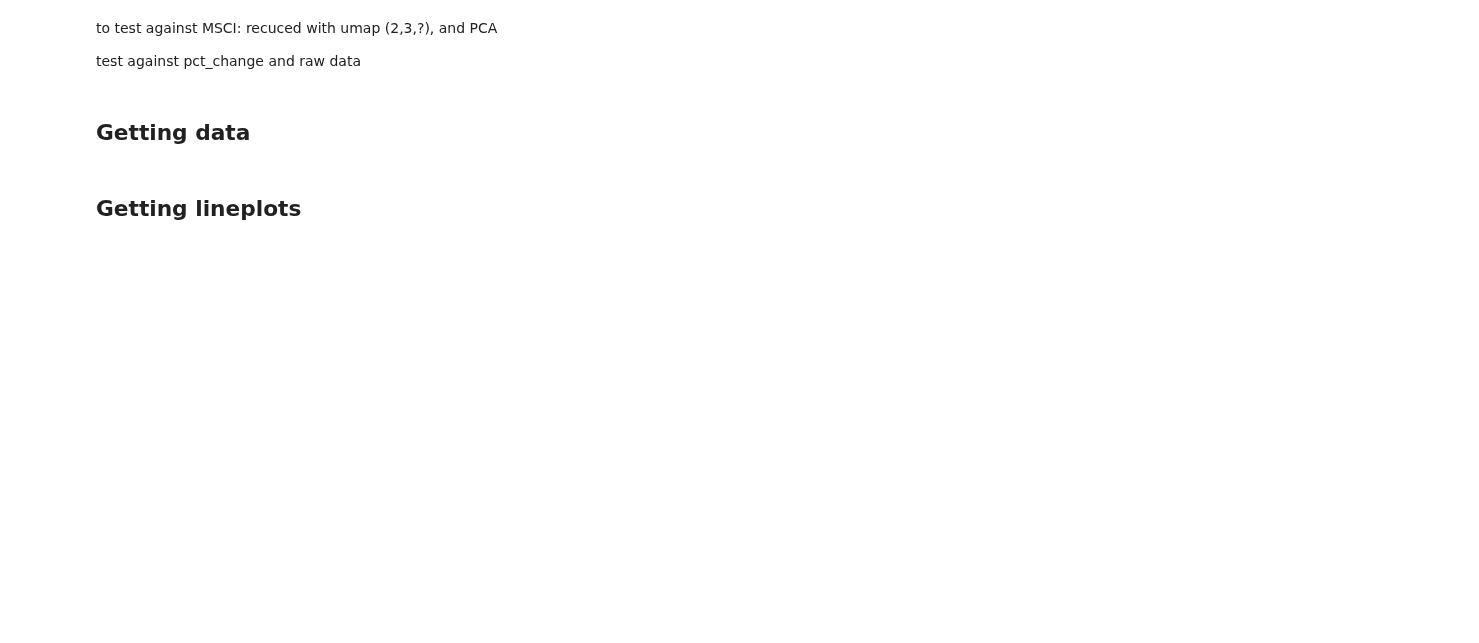
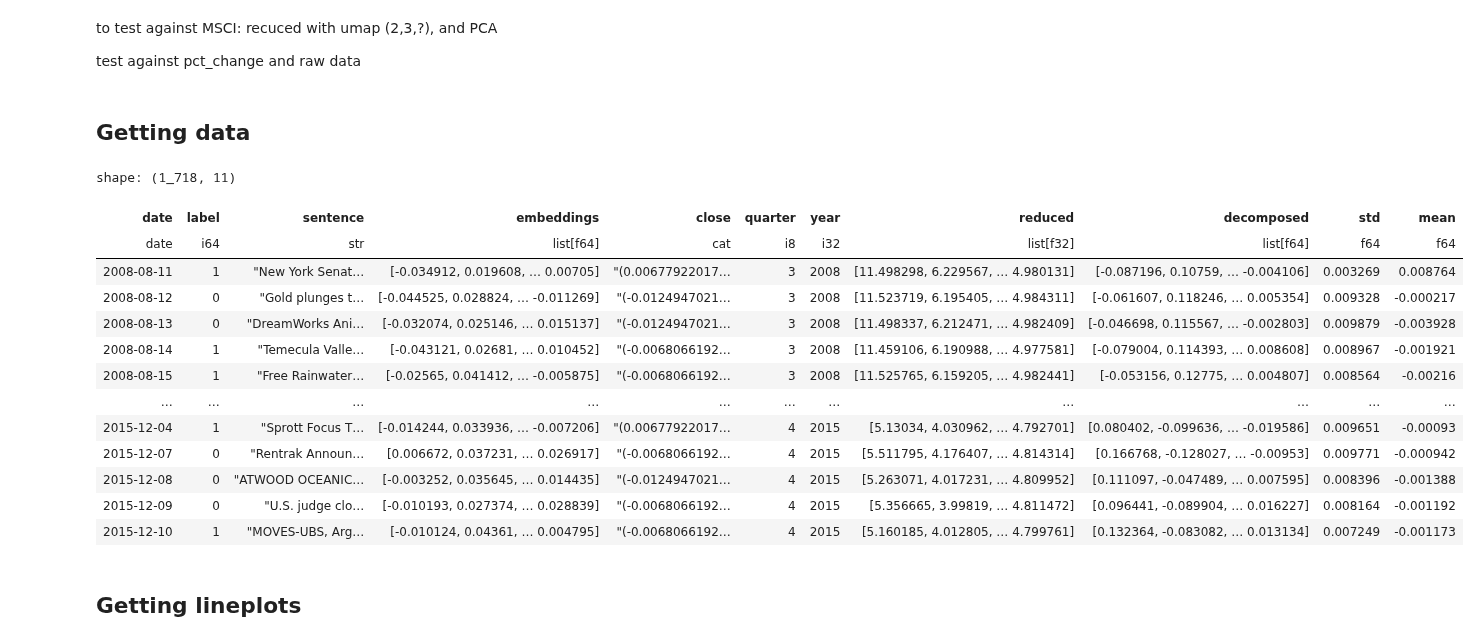
Before and after one commit to faunebl/thesis, a Jupyter notebook: msci_world.ipynb, the cells around one changed output. Saved outputs shown, nothing was run; the diff lists cells and outputs as text; code cells hidden in the pictures; blank space fills up the shorter version.

```diff
--- a/msci_world.ipynb
+++ b/msci_world.ipynb
@@ -46,3 +54,20 @@ frame = frame.sort('date').set_sorted('date').with_columns(pl.col('close').rolli
 frame = frame.drop_nulls()
 # %%
 frame = frame.with_columns(pl.col('close').rolling_mean(window_size = '1mo', by='date').alias('mean'))
+# %%
+frame.with_columns(pl.col('close').qcut([0.10,0.20,0.80,0.90]))
+# %% [output]
+shape: (1_718, 11)
+| date | label | sentence | embeddings | close | quarter | year | reduced | decomposed | std | mean |
+| date | i64 | str | list[f64] | cat | i8 | i32 | list[f32] | list[f64] | f64 | f64 |
+| 2008-08-11 | 1 | "New York Senat… | [-0.034912, 0.019608, … 0.00705] | "(0.00677922017… | 3 | 2008 | [11.498298, 6.229567, … 4.980131] | [-0.087196, 0.10759, … -0.004106] | 0.003269 | 0.008764 |
+| 2008-08-12 | 0 | "Gold plunges t… | [-0.044525, 0.028824, … -0.011269] | "(-0.0124947021… | 3 | 2008 | [11.523719, 6.195405, … 4.984311] | [-0.061607, 0.118246, … 0.005354] | 0.009328 | -0.000217 |
+| 2008-08-13 | 0 | "DreamWorks Ani… | [-0.032074, 0.025146, … 0.015137] | "(-0.0124947021… | 3 | 2008 | [11.498337, 6.212471, … 4.982409] | [-0.046698, 0.115567, … -0.002803] | 0.009879 | -0.003928 |
+| 2008-08-14 | 1 | "Temecula Valle… | [-0.043121, 0.02681, … 0.010452] | "(-0.0068066192… | 3 | 2008 | [11.459106, 6.190988, … 4.977581] | [-0.079004, 0.114393, … 0.008608] | 0.008967 | -0.001921 |
+| 2008-08-15 | 1 | "Free Rainwater… | [-0.02565, 0.041412, … -0.005875] | "(-0.0068066192… | 3 | 2008 | [11.525765, 6.159205, … 4.982441] | [-0.053156, 0.12775, … 0.004807] | 0.008564 | -0.00216 |
+| … | … | … | … | … | … | … | … | … | … | … |
+| 2015-12-04 | 1 | "Sprott Focus T… | [-0.014244, 0.033936, … -0.007206] | "(0.00677922017… | 4 | 2015 | [5.13034, 4.030962, … 4.792701] | [0.080402, -0.099636, … -0.019586] | 0.009651 | -0.00093 |
+| 2015-12-07 | 0 | "Rentrak Announ… | [0.006672, 0.037231, … 0.026917] | "(-0.0068066192… | 4 | 2015 | [5.511795, 4.176407, … 4.814314] | [0.166768, -0.128027, … -0.00953] | 0.009771 | -0.000942 |
+| 2015-12-08 | 0 | "ATWOOD OCEANIC… | [-0.003252, 0.035645, … 0.014435] | "(-0.0124947021… | 4 | 2015 | [5.263071, 4.017231, … 4.809952] | [0.111097, -0.047489, … 0.007595] | 0.008396 | -0.001388 |
+| 2015-12-09 | 0 | "U.S. judge clo… | [-0.010193, 0.027374, … 0.028839] | "(-0.0068066192… | 4 | 2015 | [5.356665, 3.99819, … 4.811472] | [0.096441, -0.089904, … 0.016227] | 0.008164 | -0.001192 |
+| 2015-12-10 | 1 | "MOVES-UBS, Arg… | [-0.010124, 0.04361, … 0.004795] | "(-0.0068066192… | 4 | 2015 | [5.160185, 4.012805, … 4.799761] | [0.132364, -0.083082, … 0.013134] | 0.007249 | -0.001173 |
```
Also changed, not shown: parts of 9 cells of this notebook, 1 other file.
